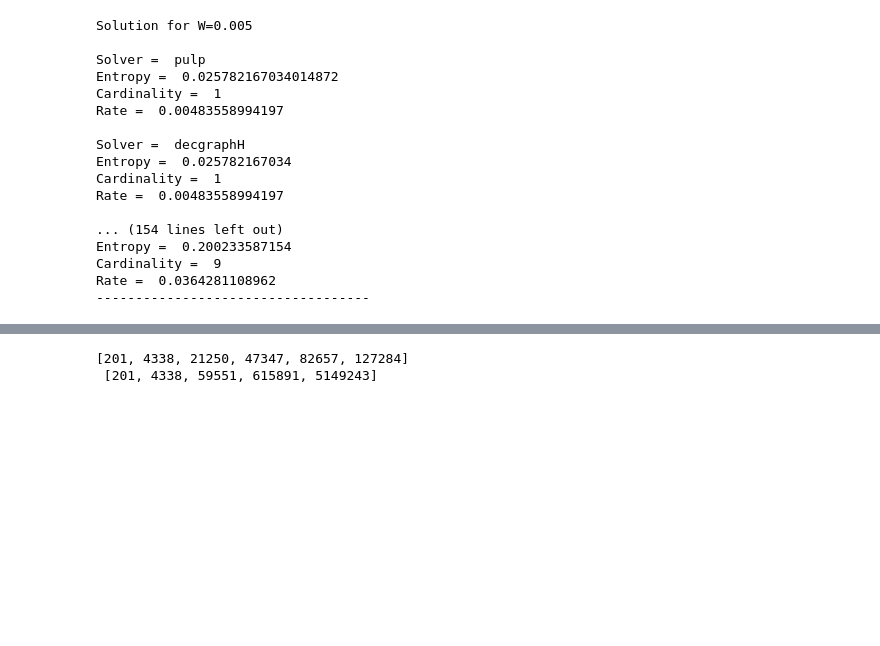
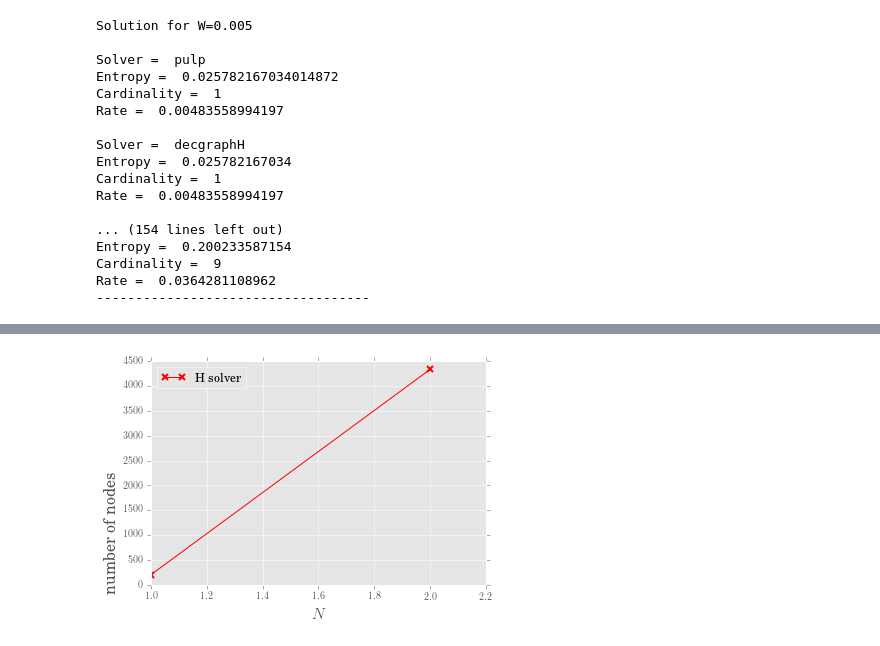
Before and after one commit to nareto/BPV, a Jupyter notebook: plot5-W-number_of_nodes-scatter.ipynb, the cells around one changed output, grey strips where cells are left out. Saved outputs shown, nothing was run; the diff lists cells and outputs as text; code cells hidden in the pictures; blank space fills up the shorter version.

```diff
--- a/plot5-W-number_of_nodes-scatter.ipynb
+++ b/plot5-W-number_of_nodes-scatter.ipynb
@@ -19,8 +19,9 @@ df = BPV.Data()
 df.read_csv("p.delviva.csv",False)
 df.df.sort_index(by="p",inplace=True,ascending=True)
 df.df.set_index(pd.Index([j for j in range(len(df.df))]), inplace=True)
-df = df.data_head(100)
+df_head = df.data_head(100)
 # %%
+df = df_head
 N=15
 #Wvalues = [0.005,0.01,0.05,0.1,0.125,0.15,0.175,0.2,0.25,0.3,0.35]
 #Wvalues = [0.015, 0.025, 0.03, 0.035,0.04]
@@ -91,10 +94,11 @@ plt.show()
 # %%
-### W = 0.1
+df = df_head
+W = 0.1
 minN = 1
-maxN = 15
-Nsteps = 10
-step = int((maxN-minN)/Nsteps)
-#step = 1
+maxN = 3
+#Nsteps = 10
+#step = int((maxN-minN)/Nsteps)
+step = 1
 Nvalues = np.arange(minN,maxN,step)
 
 prbl_decgH2 = {}
@@ -121,24 +143,21 @@ for N in Nvalues:
 # %%
 matplotlib.style.use('ggplot')
 #plt.rcdefaults()
 
 label_size = 16
 ms = 2
 _dpi = 250
 #plt.ylim((-100,int(10e5)))
 ax = plt.gca()
 ax.set_yscale('linear')
 plt.rc('text', usetex=True)
 plt.rc('font', family='serif')
 plt.plot(Nvalues[:6],Hnnodes2,'rx-',label='H solver',markeredgewidth=ms)
-plt.plot(Nvalues[:5],Wnnodes2,'gx-',label='W solver',markeredgewidth=ms)
+#plt.plot(Nvalues[:5],Wnnodes2,'gx-',label='W solver',markeredgewidth=ms)
 plt.legend(loc=2)
 plt.xlabel(r'$N$',fontsize=label_size)
 plt.ylabel(r'number of nodes',rotation='vertical', fontsize=label_size, horizontalalignment='right')
-plt.savefig("/home/renato/tesi/testogit/img/nnodesN.png",dpi=_dpi,bbox_inches='tight')
+#plt.savefig("/home/renato/tesi/testogit/img/nnodesN.png",dpi=_dpi,bbox_inches='tight')
 plt.show()
+# %% [output]
+[figure, added]
-# %%
-print(Hnnodes2,'\n',Wnnodes2)
-# %% [output]
-[201, 4338, 21250, 47347, 82657, 127284]
- [201, 4338, 59551, 615891, 5149243]
```
Also changed, not shown: parts of 5 cells of this notebook, 2 other files.
